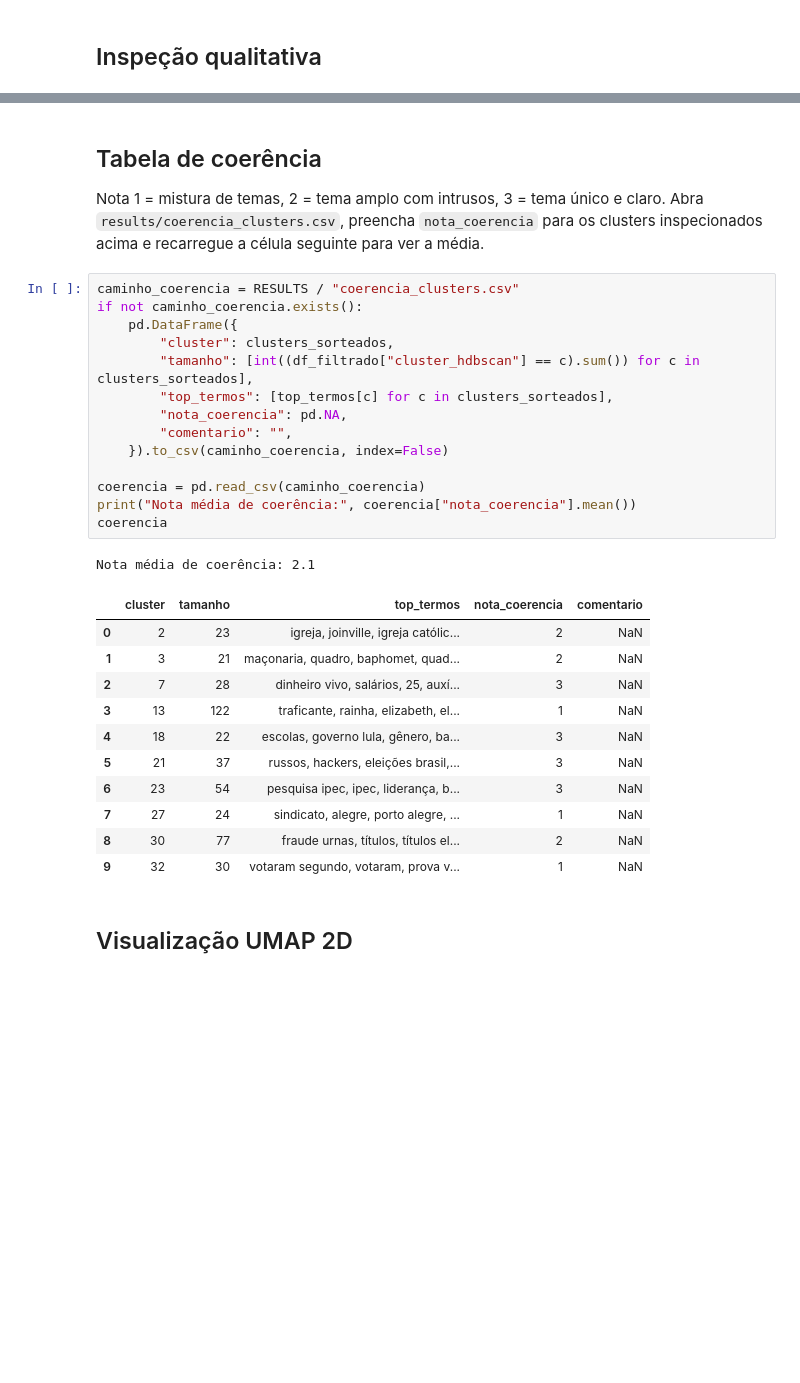
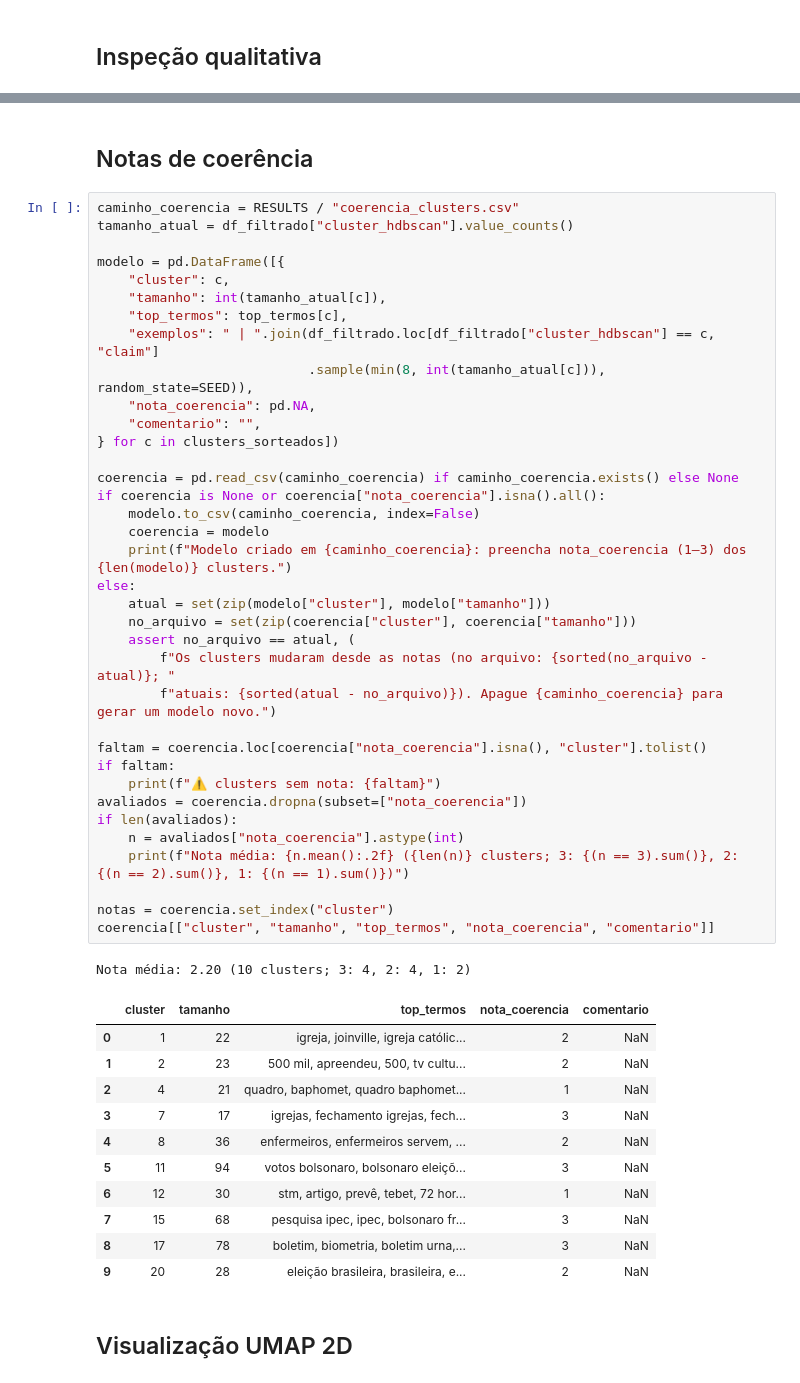
Before and after one commit to gpaulovit/RES-IA-Challenge-1, a Jupyter notebook: experiments/02_clusters.ipynb, the cells around one changed output, grey strips where cells are left out. Cells and saved outputs as stored; diff of their text form; blank space fills up the shorter version.

```diff
--- a/experiments/02_clusters.ipynb
+++ b/experiments/02_clusters.ipynb
@@ -176,35 +180,55 @@ for c in clusters_sorteados:
 --------------------------------------------------------------------------------
 # %% [markdown]
-## Tabela de coerência
-
-Nota 1 = mistura de temas, 2 = tema amplo com intrusos, 3 = tema único e claro. Abra `results/coerencia_clusters.csv`, preencha `nota_coerencia` para os clusters inspecionados acima e recarregue a célula seguinte para ver a média.
+## Notas de coerência
 # %%
 caminho_coerencia = RESULTS / "coerencia_clusters.csv"
-if not caminho_coerencia.exists():
-    pd.DataFrame({
-        "cluster": clusters_sorteados,
-        "tamanho": [int((df_filtrado["cluster_hdbscan"] == c).sum()) for c in clusters_sorteados],
-        "top_termos": [top_termos[c] for c in clusters_sorteados],
-        "nota_coerencia": pd.NA,
-        "comentario": "",
-    }).to_csv(caminho_coerencia, index=False)
+tamanho_atual = df_filtrado["cluster_hdbscan"].value_counts()
 
-coerencia = pd.read_csv(caminho_coerencia)
-print("Nota média de coerência:", coerencia["nota_coerencia"].mean())
-coerencia
+modelo = pd.DataFrame([{
+    "cluster": c,
+    "tamanho": int(tamanho_atual[c]),
+    "top_termos": top_termos[c],
+    "exemplos": " | ".join(df_filtrado.loc[df_filtrado["cluster_hdbscan"] == c, "claim"]
+                           .sample(min(8, int(tamanho_atual[c])), random_state=SEED)),
+    "nota_coerencia": pd.NA,
+    "comentario": "",
+} for c in clusters_sorteados])
+
+coerencia = pd.read_csv(caminho_coerencia) if caminho_coerencia.exists() else None
+if coerencia is None or coerencia["nota_coerencia"].isna().all():
+    modelo.to_csv(caminho_coerencia, index=False)
+    coerencia = modelo
+    print(f"Modelo criado em {caminho_coerencia}: preencha nota_coerencia (1–3) dos {len(modelo)} clusters.")
+else:
+    atual = set(zip(modelo["cluster"], modelo["tamanho"]))
+    no_arquivo = set(zip(coerencia["cluster"], coerencia["tamanho"]))
+    assert no_arquivo == atual, (
+        f"Os clusters mudaram desde as notas (no arquivo: {sorted(no_arquivo - atual)}; "
+        f"atuais: {sorted(atual - no_arquivo)}). Apague {caminho_coerencia} para gerar um modelo novo.")
+
+faltam = coerencia.loc[coerencia["nota_coerencia"].isna(), "cluster"].tolist()
+if faltam:
+    print(f"⚠️ clusters sem nota: {faltam}")
+avaliados = coerencia.dropna(subset=["nota_coerencia"])
+if len(avaliados):
+    n = avaliados["nota_coerencia"].astype(int)
+    print(f"Nota média: {n.mean():.2f} ({len(n)} clusters; 3: {(n == 3).sum()}, 2: {(n == 2).sum()}, 1: {(n == 1).sum()})")
+
+notas = coerencia.set_index("cluster")
+coerencia[["cluster", "tamanho", "top_termos", "nota_coerencia", "comentario"]]
 # %% [output]
-Nota média de coerência: 2.1
+Nota média: 2.20 (10 clusters; 3: 4, 2: 4, 1: 2)
 |  | cluster | tamanho | top_termos | nota_coerencia | comentario |
-| 0 | 2 | 23 | igreja, joinville, igreja católic... | 2 | NaN |
-| 1 | 3 | 21 | maçonaria, quadro, baphomet, quad... | 2 | NaN |
-| 2 | 7 | 28 | dinheiro vivo, salários, 25, auxí... | 3 | NaN |
-| 3 | 13 | 122 | traficante, rainha, elizabeth, el... | 1 | NaN |
-| 4 | 18 | 22 | escolas, governo lula, gênero, ba... | 3 | NaN |
-| 5 | 21 | 37 | russos, hackers, eleições brasil,... | 3 | NaN |
-| 6 | 23 | 54 | pesquisa ipec, ipec, liderança, b... | 3 | NaN |
-| 7 | 27 | 24 | sindicato, alegre, porto alegre, ... | 1 | NaN |
-| 8 | 30 | 77 | fraude urnas, títulos, títulos el... | 2 | NaN |
-| 9 | 32 | 30 | votaram segundo, votaram, prova v... | 1 | NaN |
+| 0 | 1 | 22 | igreja, joinville, igreja católic... | 2 | NaN |
+| 1 | 2 | 23 | 500 mil, apreendeu, 500, tv cultu... | 2 | NaN |
+| 2 | 4 | 21 | quadro, baphomet, quadro baphomet... | 1 | NaN |
+| 3 | 7 | 17 | igrejas, fechamento igrejas, fech... | 3 | NaN |
+| 4 | 8 | 36 | enfermeiros, enfermeiros servem, ... | 2 | NaN |
+| 5 | 11 | 94 | votos bolsonaro, bolsonaro eleiçõ... | 3 | NaN |
+| 6 | 12 | 30 | stm, artigo, prevê, tebet, 72 hor... | 1 | NaN |
+| 7 | 15 | 68 | pesquisa ipec, ipec, bolsonaro fr... | 3 | NaN |
+| 8 | 17 | 78 | boletim, biometria, boletim urna,... | 3 | NaN |
+| 9 | 20 | 28 | eleição brasileira, brasileira, e... | 2 | NaN |
 # %% [markdown]
 ## Visualização UMAP 2D
 # %%
```
Also changed, not shown: parts of 12 cells of this notebook, 18 other files.
